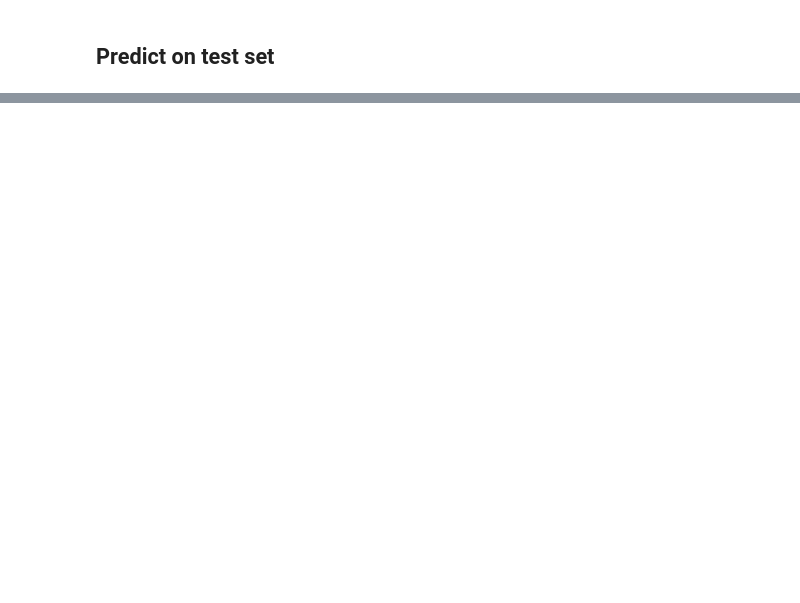
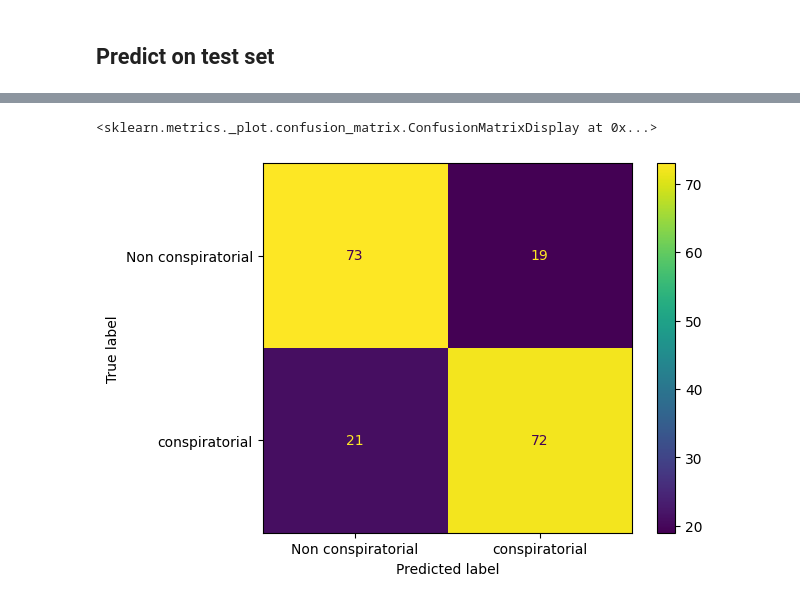
Before and after one commit to bendico765/HLT-project, a Jupyter notebook: Google-LM/LSTM_final.ipynb, the cells around one changed output, grey strips where cells are left out. Saved outputs shown, nothing was run; the diff lists cells and outputs as text; code cells hidden in the pictures; blank space fills up the shorter version.

```diff
--- a/Google-LM/LSTM_final.ipynb
+++ b/Google-LM/LSTM_final.ipynb
@@ -232,19 +339,25 @@ Training the model on the best hyperparams found by the random search
 # %%
-best_hyperparams = tuner.get_best_hyperparameters(1)[0]
+final_model = build_model_with_hp(
+    lstm_units = lstm_units,
+    l1_units = l1_units,
+    l2_units = l2_units,
+    l3_units = l3_units,
+    l2_value = l2_value,
+    dropout_rate = dropout_rate,
+    learning_rate = learning_rate,
+    epsilon = epsilon,
+    clipnorm = clipnorm
+)
 
-final_model = tuner.hypermodel.build(best_hyperparams)
+max_epochs = 40
 # %%
 %%time
 print(f'Training model with {tfhub_handle_encoder}')
 history = final_model.fit(
     x = X_train,
     y = y_train,
-    epochs=200,
-    validation_split = 0,
+    epochs=max_epochs,
     batch_size = 32,
-    callbacks= [
-      EarlyStopping( monitor='accuracy' ,mode='max', patience=3,verbose=False,restore_best_weights=True)
-    ]
 )
 # %% [output]
 Training model with https://tfhub.dev/google/universal-sentence-encoder-multilingual/3
@@ -301,0 +410,8 @@ _ = final_model.evaluate(
+# %%
+predictions = final_model.predict(x=X_test)
+predictions = list(map(round, [ _[0] for _ in predictions]))
+
+cm = confusion_matrix(y_test, predictions)
+disp = ConfusionMatrixDisplay(confusion_matrix=cm, display_labels=["Non conspiratorial", "conspiratorial"])
+disp.plot()
+# %% [output]
@@ -301,0 +419,2 @@ _ = final_model.evaluate(
+<sklearn.metrics._plot.confusion_matrix.ConfusionMatrixDisplay at 0x...>
+[figure, added]
```
Also changed, not shown: parts of 32 cells of this notebook, 2 other files.
